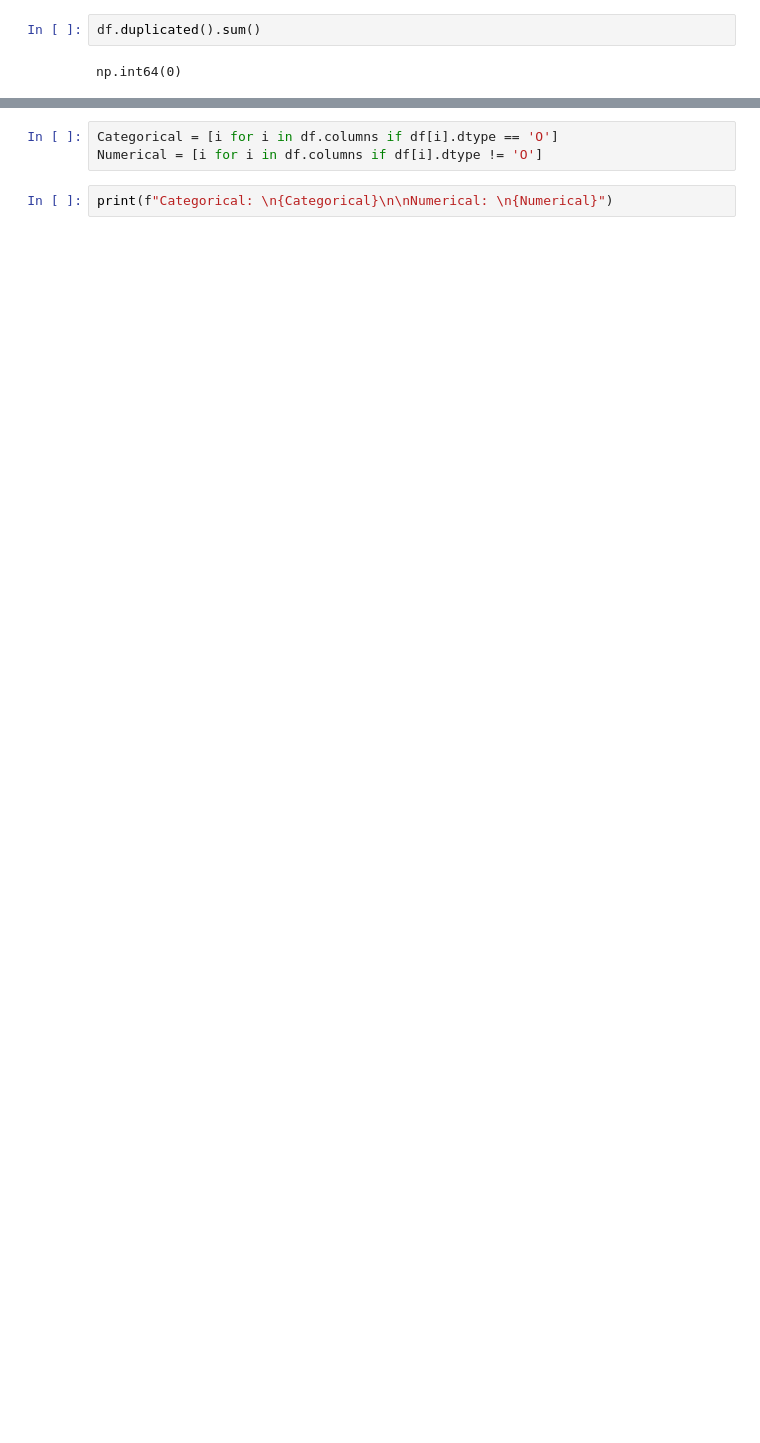
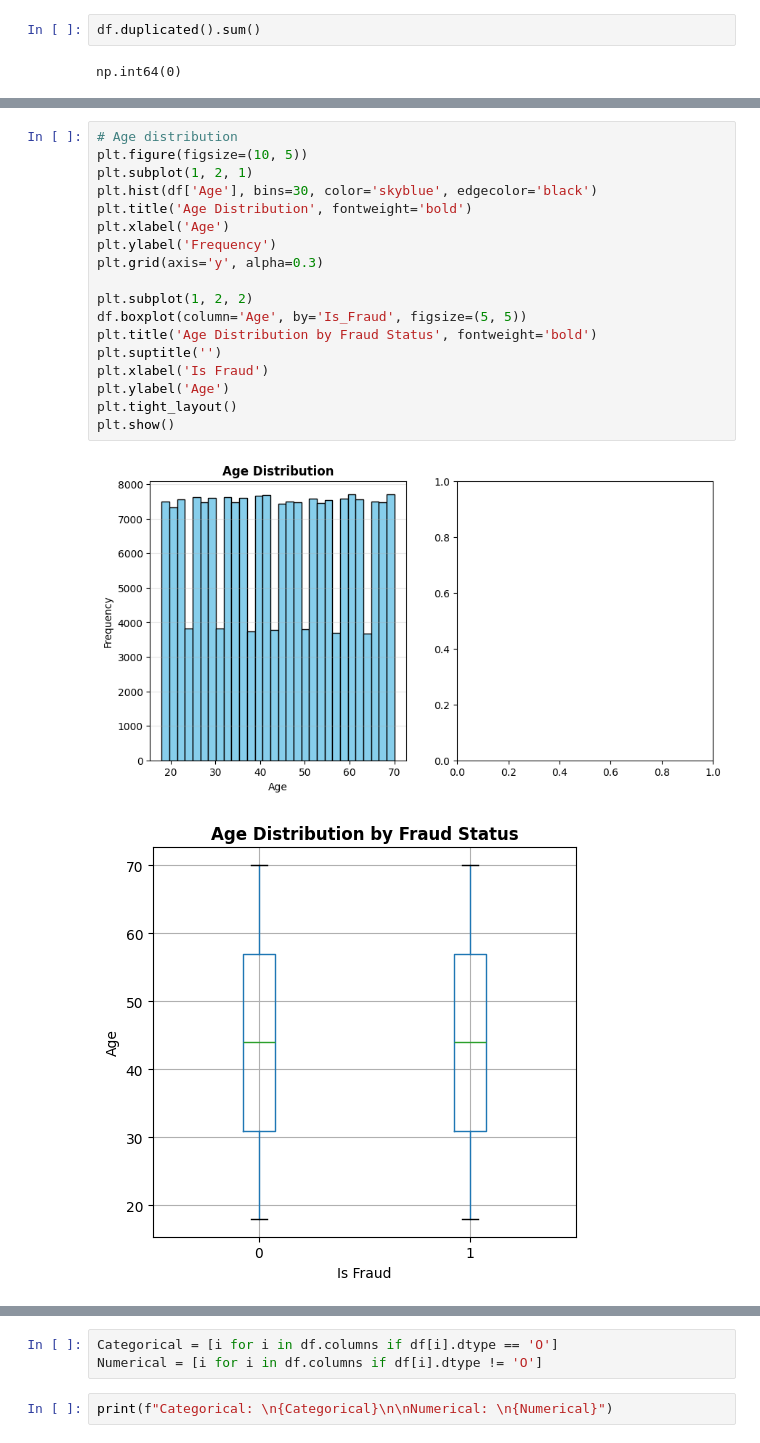
Before and after one commit to TheGitSlender/Bank-Fraud-Detection-Project, a Jupyter notebook: bank_fraud.ipynb, the cells around one changed output, grey strips where cells are left out. Cells and saved outputs as stored; diff of their text form; blank space fills up the shorter version.

```diff
--- a/bank_fraud.ipynb
+++ b/bank_fraud.ipynb
@@ -95,0 +177,21 @@ np.int64(0)
+# %%
+# Age distribution
+plt.figure(figsize=(10, 5))
+plt.subplot(1, 2, 1)
+plt.hist(df['Age'], bins=30, color='skyblue', edgecolor='black')
+plt.title('Age Distribution', fontweight='bold')
+plt.xlabel('Age')
+plt.ylabel('Frequency')
+plt.grid(axis='y', alpha=0.3)
+
+plt.subplot(1, 2, 2)
+df.boxplot(column='Age', by='Is_Fraud', figsize=(5, 5))
+plt.title('Age Distribution by Fraud Status', fontweight='bold')
+plt.suptitle('')
+plt.xlabel('Is Fraud')
+plt.ylabel('Age')
+plt.tight_layout()
+plt.show()
+# %% [output]
+[figure, added]
+[figure, added]
```
Also changed, not shown: parts of 21 cells of this notebook.
